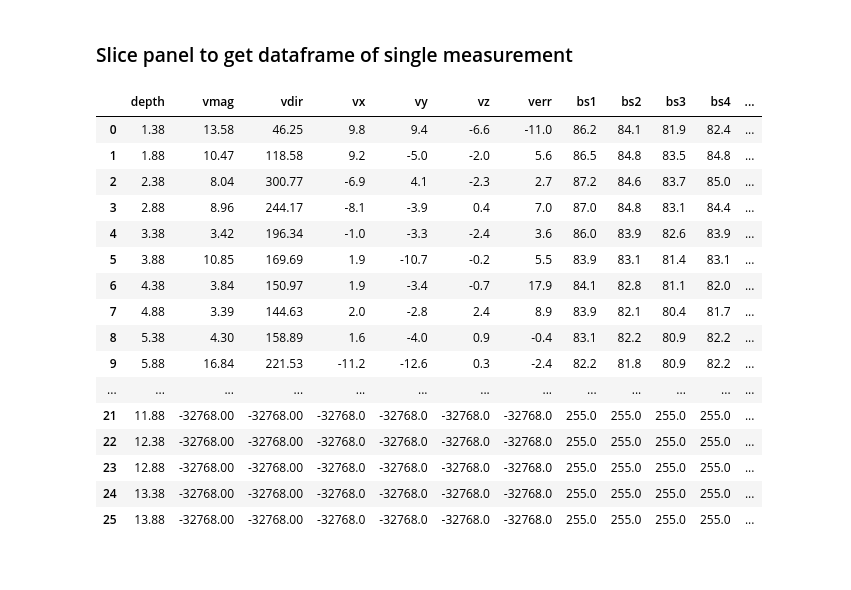
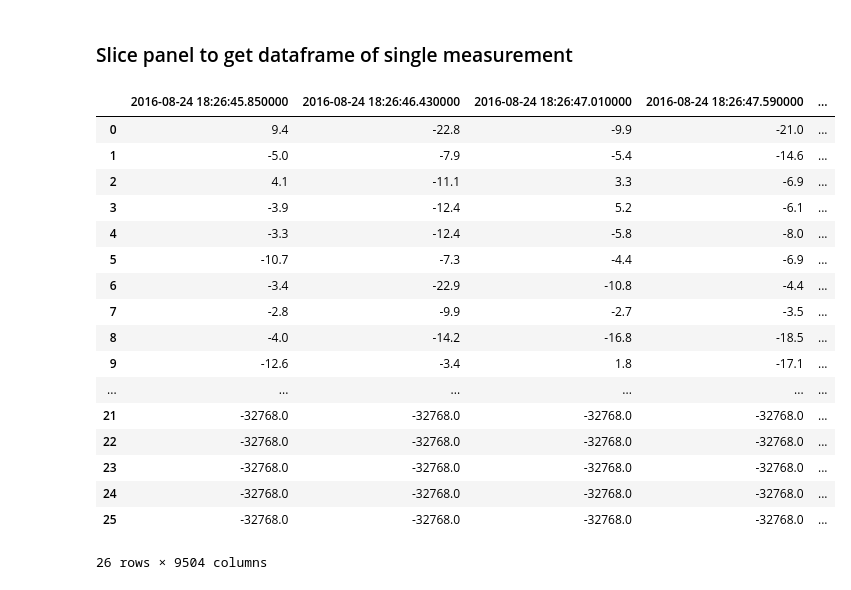
Before and after one commit to aleaf/ADCP, a Jupyter notebook: demo.ipynb, the cells around one changed output. Cells and saved outputs as stored; diff of their text form; code cells hidden in the pictures.

```diff
--- a/demo.ipynb
+++ b/demo.ipynb
@@ -213,22 +243,23 @@ plt.colorbar()
 # %% [markdown]
 ### Slice panel to get dataframe of single measurement
 # %%
-pn.ix['2016-08-24 18:26:45.85', :, :]
+pn.ix[:'2016-08-24 19', :, 'vy']
 # %% [output]
-|  | depth | vmag | vdir | vx | vy | vz | verr | bs1 | bs2 | bs3 | bs4 | ... |
-| 0 | 1.38 | 13.58 | 46.25 | 9.8 | 9.4 | -6.6 | -11.0 | 86.2 | 84.1 | 81.9 | 82.4 | ... |
-| 1 | 1.88 | 10.47 | 118.58 | 9.2 | -5.0 | -2.0 | 5.6 | 86.5 | 84.8 | 83.5 | 84.8 | ... |
-| 2 | 2.38 | 8.04 | 300.77 | -6.9 | 4.1 | -2.3 | 2.7 | 87.2 | 84.6 | 83.7 | 85.0 | ... |
-| 3 | 2.88 | 8.96 | 244.17 | -8.1 | -3.9 | 0.4 | 7.0 | 87.0 | 84.8 | 83.1 | 84.4 | ... |
-| 4 | 3.38 | 3.42 | 196.34 | -1.0 | -3.3 | -2.4 | 3.6 | 86.0 | 83.9 | 82.6 | 83.9 | ... |
-| 5 | 3.88 | 10.85 | 169.69 | 1.9 | -10.7 | -0.2 | 5.5 | 83.9 | 83.1 | 81.4 | 83.1 | ... |
-| 6 | 4.38 | 3.84 | 150.97 | 1.9 | -3.4 | -0.7 | 17.9 | 84.1 | 82.8 | 81.1 | 82.0 | ... |
-| 7 | 4.88 | 3.39 | 144.63 | 2.0 | -2.8 | 2.4 | 8.9 | 83.9 | 82.1 | 80.4 | 81.7 | ... |
-| 8 | 5.38 | 4.30 | 158.89 | 1.6 | -4.0 | 0.9 | -0.4 | 83.1 | 82.2 | 80.9 | 82.2 | ... |
-| 9 | 5.88 | 16.84 | 221.53 | -11.2 | -12.6 | 0.3 | -2.4 | 82.2 | 81.8 | 80.9 | 82.2 | ... |
-| ... | ... | ... | ... | ... | ... | ... | ... | ... | ... | ... | ... | ... |
-| 21 | 11.88 | -32768.00 | -32768.00 | -32768.0 | -32768.0 | -32768.0 | -32768.0 | 255.0 | 255.0 | 255.0 | 255.0 | ... |
-| 22 | 12.38 | -32768.00 | -32768.00 | -32768.0 | -32768.0 | -32768.0 | -32768.0 | 255.0 | 255.0 | 255.0 | 255.0 | ... |
-| 23 | 12.88 | -32768.00 | -32768.00 | -32768.0 | -32768.0 | -32768.0 | -32768.0 | 255.0 | 255.0 | 255.0 | 255.0 | ... |
-| 24 | 13.38 | -32768.00 | -32768.00 | -32768.0 | -32768.0 | -32768.0 | -32768.0 | 255.0 | 255.0 | 255.0 | 255.0 | ... |
-| 25 | 13.88 | -32768.00 | -32768.00 | -32768.0 | -32768.0 | -32768.0 | -32768.0 | 255.0 | 255.0 | 255.0 | 255.0 | ... |
+|  | 2016-08-24 18:26:45.850000 | 2016-08-24 18:26:46.430000 | 2016-08-24 18:26:47.010000 | 2016-08-24 18:26:47.590000 | ... |
+| 0 | 9.4 | -22.8 | -9.9 | -21.0 | ... |
+| 1 | -5.0 | -7.9 | -5.4 | -14.6 | ... |
+| 2 | 4.1 | -11.1 | 3.3 | -6.9 | ... |
+| 3 | -3.9 | -12.4 | 5.2 | -6.1 | ... |
+| 4 | -3.3 | -12.4 | -5.8 | -8.0 | ... |
+| 5 | -10.7 | -7.3 | -4.4 | -6.9 | ... |
+| 6 | -3.4 | -22.9 | -10.8 | -4.4 | ... |
+| 7 | -2.8 | -9.9 | -2.7 | -3.5 | ... |
+| 8 | -4.0 | -14.2 | -16.8 | -18.5 | ... |
+| 9 | -12.6 | -3.4 | 1.8 | -17.1 | ... |
+| ... | ... | ... | ... | ... | ... |
+| 21 | -32768.0 | -32768.0 | -32768.0 | -32768.0 | ... |
+| 22 | -32768.0 | -32768.0 | -32768.0 | -32768.0 | ... |
+| 23 | -32768.0 | -32768.0 | -32768.0 | -32768.0 | ... |
+| 24 | -32768.0 | -32768.0 | -32768.0 | -32768.0 | ... |
+| 25 | -32768.0 | -32768.0 | -32768.0 | -32768.0 | ... |
+26 rows × 9504 columns
```
Also changed, not shown: parts of 15 cells of this notebook, 1 other file.
